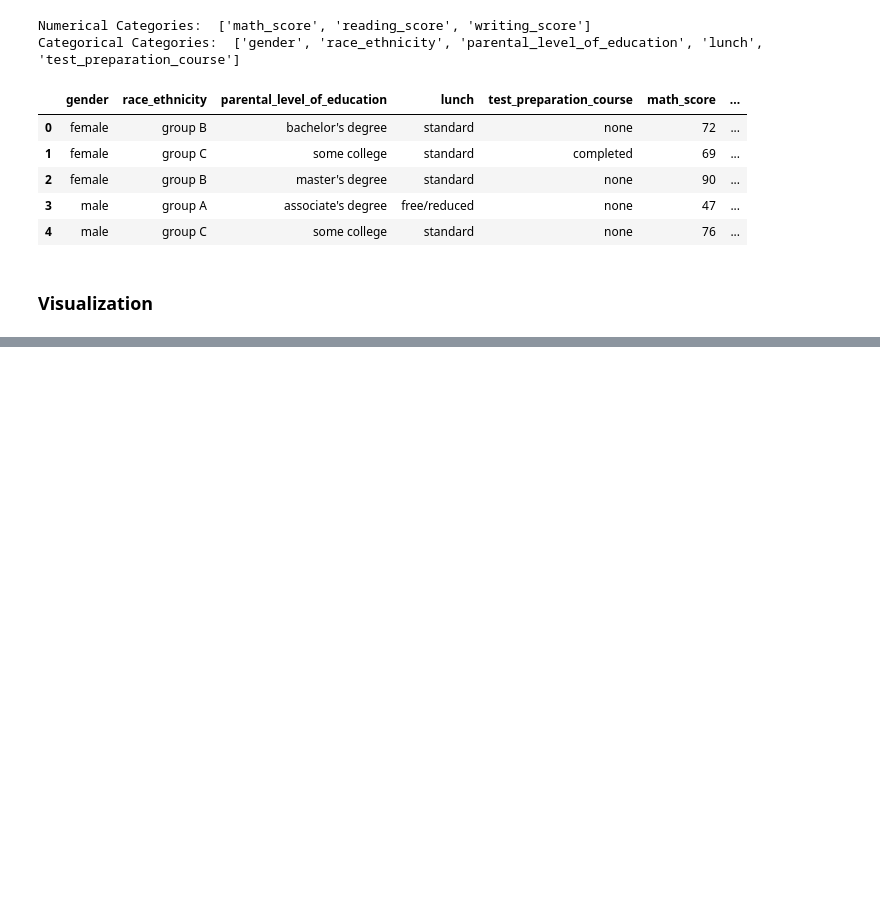
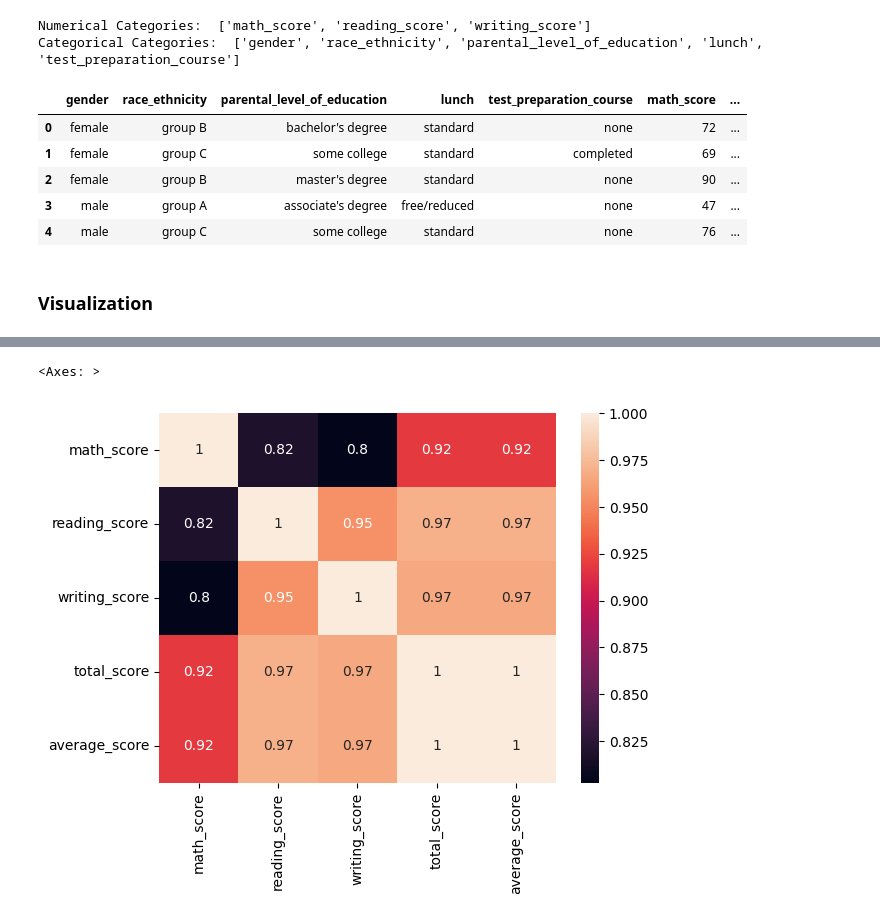
Before and after one commit to Gaurabh007/Exploratory_Data_Analysis, a Jupyter notebook: EDA_2.ipynb, the cells around one changed output, grey strips where cells are left out. Cells and saved outputs as stored; diff of their text form; code cells hidden in the pictures; blank space fills up the shorter version.

```diff
--- a/EDA_2.ipynb
+++ b/EDA_2.ipynb
@@ -147,6 +147,7 @@ Numerical Categories:  ['math_score', 'reading_score', 'writing_score']
 Categorical Categories:  ['gender', 'race_ethnicity', 'parental_level_of_education', 'lunch', 'test_preparation_course']
 # %%
 df['total_score'] = df['math_score'] + df['reading_score'] + df['writing_score']
+df['average_score'] = (df.total_score)/3
 df.head()
 # %% [output]
 |  | gender | race_ethnicity | parental_level_of_education | lunch | test_preparation_course | math_score | ... |
@@ -163,0 +161,6 @@ df.head()
+# %%
+# Corelation between the Numerical Columns
+sns.heatmap(df.corr(),annot=True)
+# %% [output]
+<Axes: >
+[figure, added]
```
Also changed, not shown: parts of 10 cells of this notebook.
